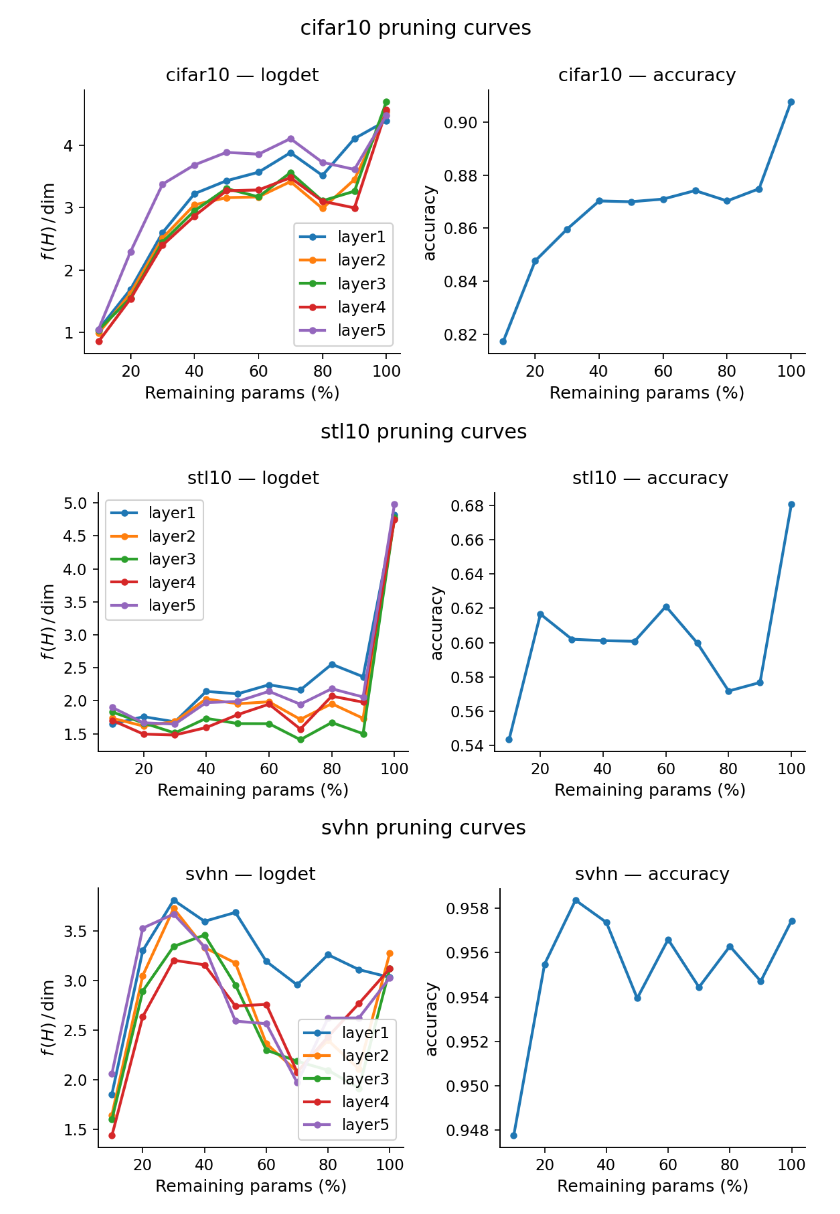
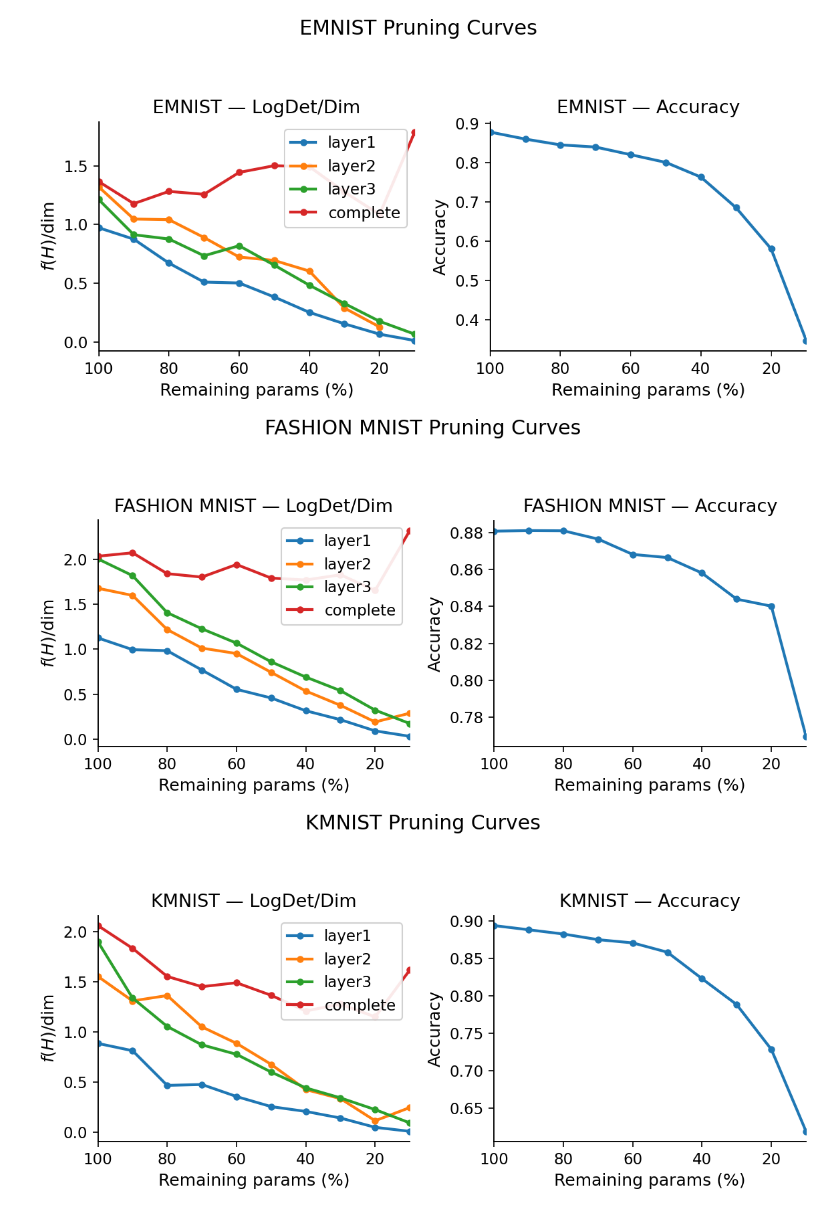
Before and after one commit to PerezLucas2903/LTH-FisherInformation, a Jupyter notebook: plots_and_tables/make_tables.ipynb, the cells around one changed output. Saved outputs shown, nothing was run; the diff lists cells and outputs as text; code cells hidden in the pictures.

```diff
--- a/plots_and_tables/make_tables.ipynb
+++ b/plots_and_tables/make_tables.ipynb
@@ -283,7 +338,8 @@ def _pretty_logdet_labels(logdet_cols: List[str]) -> Dict[str, str]:
     if len(logdet_cols) == 1:
         return {logdet_cols[0]: "full"}
 
-    return {col: f"layer{i+1}" for i, col in enumerate(logdet_cols)}
+    return {col: ("complete" if col == "logdet_per_dim" else f"layer{i+1}")
+           for i, col in enumerate(logdet_cols)}
 
 
 def plot_dataset_two_panel(
@@ -314,7 +370,7 @@ def plot_dataset_two_panel(
         y = pd.to_numeric(d[col], errors="coerce").to_numpy()
         ax0.plot(x, y, marker="o", label=label_map[col])
 
-    ax0.set_title(f"{dataset_name} — logdet")
+    ax0.set_title(f"{dataset_name} — LogDet/Dim")
     ax0.set_xlabel("Remaining params (%)")
     ax0.set_ylabel(r"$f(H)/\mathrm{dim}$")
     ax0.grid(False)
@@ -325,10 +381,10 @@ def plot_dataset_two_panel(
     # -------- Right: accuracy --------
     ax1 = axes[1]
     acc = pd.to_numeric(d[acc_col], errors="coerce").to_numpy()
-    ax1.plot(x, acc, marker="o", label="accuracy")
-    ax1.set_title(f"{dataset_name} — accuracy")
+    ax1.plot(x, acc, marker="o", label="Accuracy")
+    ax1.set_title(f"{dataset_name} — Accuracy")
     ax1.set_xlabel("Remaining params (%)")
-    ax1.set_ylabel("accuracy")
+    ax1.set_ylabel("Accuracy")
     ax1.grid(False)
 
     # ✅ ALWAYS invert x-axis by forcing limits
@@ -337,7 +393,7 @@ def plot_dataset_two_panel(
     ax1.set_xlim(xmax, xmin)
 
     # ✅ suptitle + tight_layout without clipping
-    fig.suptitle(f"{dataset_name} pruning curves")
+    fig.suptitle(f"{dataset_name} Pruning Curves")
     fig.tight_layout(rect=[0, 0, 1, 0.92])
 
     if savepath is not None:
@@ -381,7 +437,8 @@ def plot_all_datasets_two_panel(
         savepath = None
         if save_dir is not None:
             safe_name = re.sub(r"[^a-zA-Z0-9_.-]+", "_", str(dataset_name))
-            savepath = f"{save_dir}/{safe_name}_two_panel.png"
+            savepath = f"{save_dir}/{safe_name}_two_panel.pdf"
+
 
         fig = plot_dataset_two_panel(
             df_dataset=dset_df,
@@ -389,16 +446,16 @@ def plot_all_datasets_two_panel(
             x_col=x_col,
             acc_col=acc_col,
             logdet_cols=logdet_cols,
-            invert_x=invert_x,
             figsize=figsize,
             savepath=savepath,
         )
         figs[str(dataset_name)] = fig
 
     return figs
-# %%
-figs = plot_all_datasets_two_panel(df_resnet18, invert_x=True)
-# %% [output]
-[figure, removed]
-[figure, removed]
-[figure, removed]
+# %%
+#df_merge_2 = df_merge[df_merge['remaining_params_perc']>10]
+figs = plot_all_datasets_two_panel(df_merge, save_dir="plots_and_tables/plots/convsmall_per_layer_merged")
+# %% [output]
+[figure, added]
+[figure, added]
+[figure, added]
```
Also changed, not shown: parts of 22 cells of this notebook, 3 other files.
